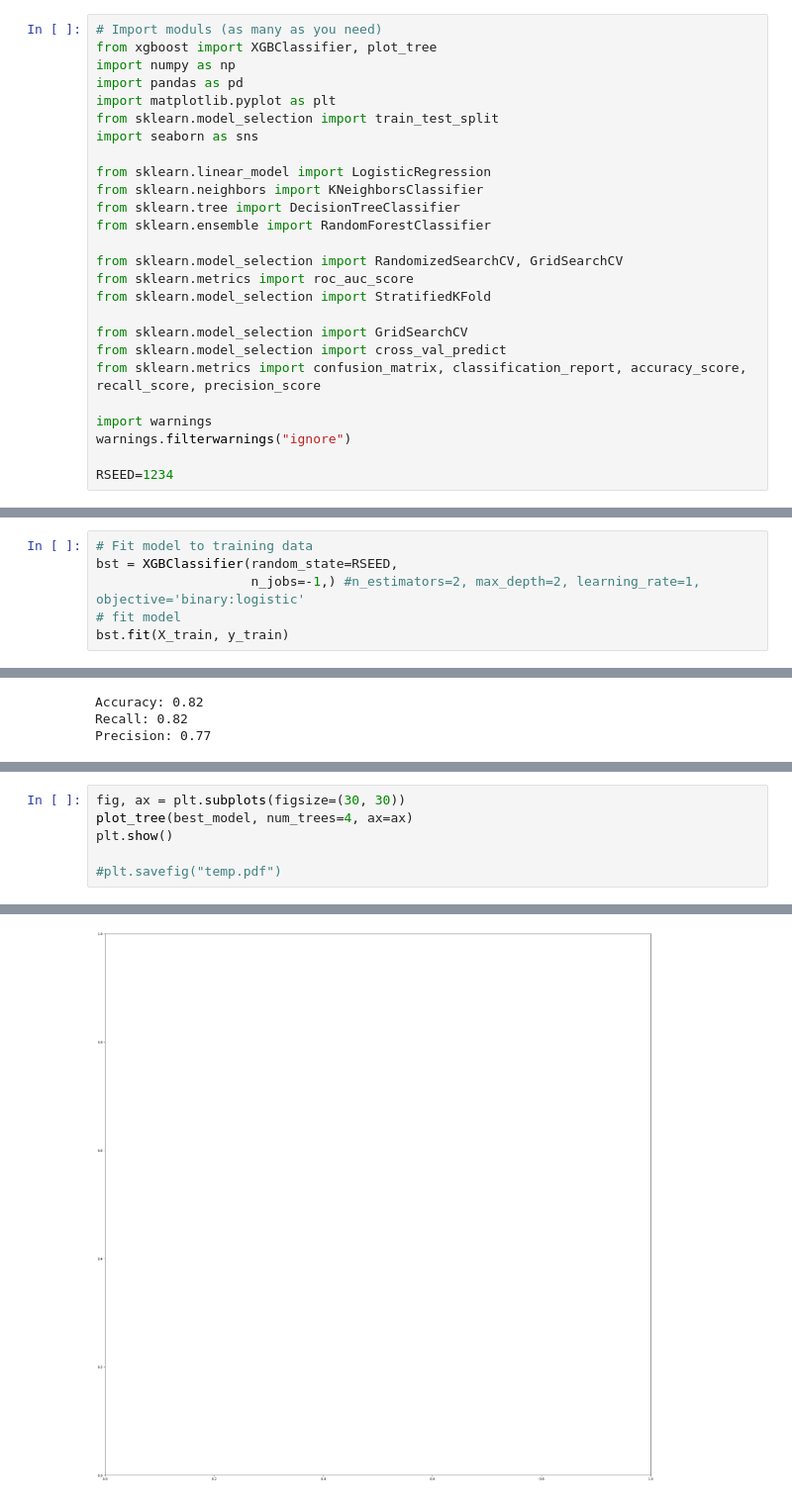
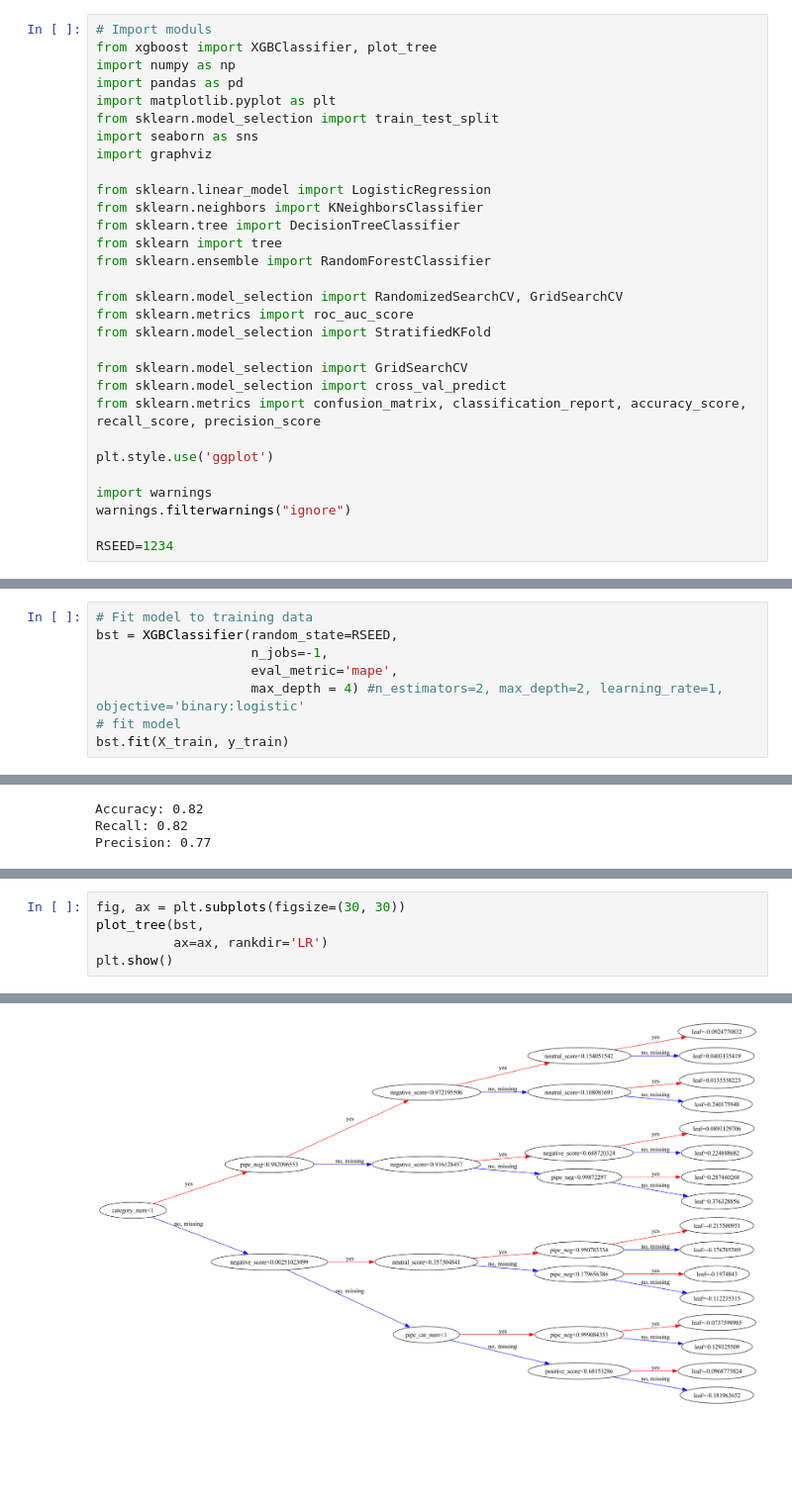
Before and after one commit to dschjanice/capstone_chat-gpt, a Jupyter notebook: notebooks/7_XGBOOST.ipynb, the cells around one changed output, grey strips where cells are left out. Shown at 99% size. Drawn from its saved outputs; the diff is of its cells as text; blank space fills up the shorter version.

```diff
--- a/notebooks/7_XGBOOST.ipynb
+++ b/notebooks/7_XGBOOST.ipynb
@@ -12,15 +8,17 @@ SyntaxError: invalid syntax (3624425304.py, line 1)
 # %%
-# Import moduls (as many as you need)
+# Import moduls
 from xgboost import XGBClassifier, plot_tree
 import numpy as np
 import pandas as pd
 import matplotlib.pyplot as plt
 from sklearn.model_selection import train_test_split
 import seaborn as sns
+import graphviz
 
 from sklearn.linear_model import LogisticRegression
 from sklearn.neighbors import KNeighborsClassifier
 from sklearn.tree import DecisionTreeClassifier
+from sklearn import tree
 from sklearn.ensemble import RandomForestClassifier
 
 from sklearn.model_selection import RandomizedSearchCV, GridSearchCV
@@ -31,6 +29,8 @@ from sklearn.model_selection import GridSearchCV
 from sklearn.model_selection import cross_val_predict
 from sklearn.metrics import confusion_matrix, classification_report, accuracy_score, recall_score, precision_score
 
+plt.style.use('ggplot')
+
 import warnings
 warnings.filterwarnings("ignore")
 
@@ -71,7 +71,9 @@ dtype: object
 # %%
 # Fit model to training data
 bst = XGBClassifier(random_state=RSEED,
-                    n_jobs=-1,) #n_estimators=2, max_depth=2, learning_rate=1, objective='binary:logistic'
+                    n_jobs=-1,
+                    eval_metric='mape',
+                    max_depth = 4) #n_estimators=2, max_depth=2, learning_rate=1, objective='binary:logistic'
 # fit model
 bst.fit(X_train, y_train)
 # %% [output]
@@ -292,7 +334,6 @@ weighted avg       0.77      0.82      0.77      6406
 # %%
 fig, ax = plt.subplots(figsize=(30, 30))
-plot_tree(best_model, num_trees=4, ax=ax)
+plot_tree(bst,
+          ax=ax, rankdir='LR')
 plt.show()
-
-#plt.savefig("temp.pdf")
 # %% [output]
@@ -300 +340 @@ ImportError: You must install graphviz to plot tree
-[figure, old version]
+[figure, new version]
```
Also changed, not shown: parts of 17 cells of this notebook, 6 other files.
